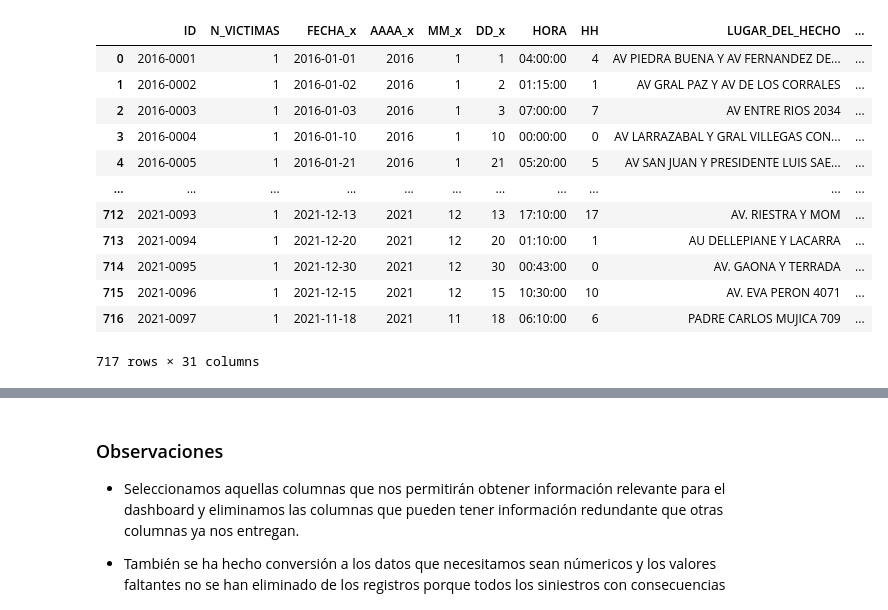
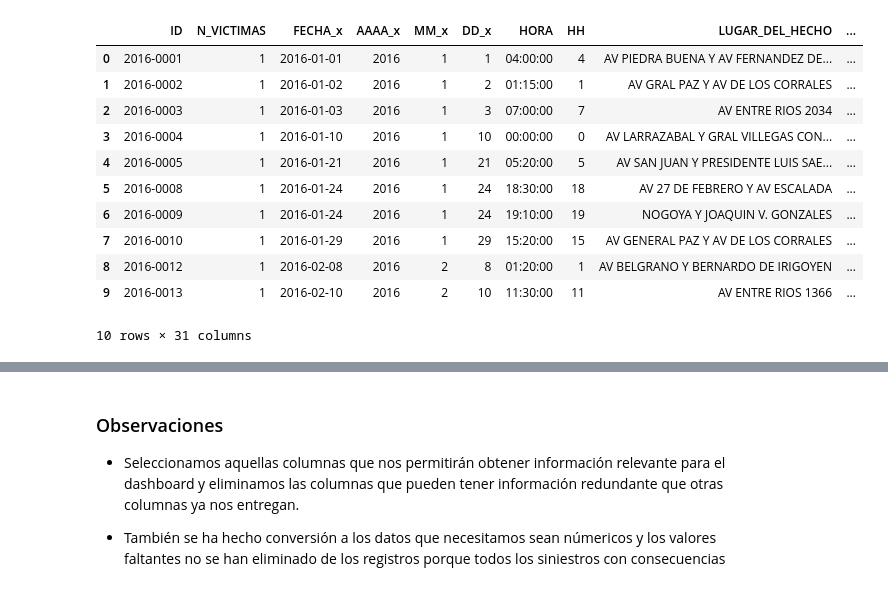
Before and after one commit to diegoavelez/Data-Analytics---Siniestros-Viales, a Jupyter notebook: notebooks/EDA-Homicidios.ipynb, the cells around one changed output, grey strips where cells are left out. Saved outputs shown, nothing was run; the diff lists cells and outputs as text; code cells hidden in the pictures.

```diff
--- a/notebooks/EDA-Homicidios.ipynb
+++ b/notebooks/EDA-Homicidios.ipynb
@@ -5,31 +62,40 @@ import seaborn as sns
+# %%
+# Importación de las librerías
+import pandas as pd
+import matplotlib.pyplot as plt
+import seaborn as sns
+import numpy as np
+from datetime import datetime
+
+# Opciones de visualización
+pd.set_option('display.max_rows', None)
+pd.set_option('display.max_columns', 30)
+pd.set_option('display.precision', 2)
 # %%
-import pandas as pd
-
 # Ruta al archivo Excel
 file_path = '../data/homicidios.xlsx'
 
 # Cargar la hoja de datos de homicidios
 homicidios = pd.read_excel(file_path, sheet_name='HECHOS')
 
 # Cargar la hoja de datos de víctimas
 victimas = pd.read_excel(file_path, sheet_name='VICTIMAS')
 
-# Unir los DataFrames en función del ID del hecho
+# Unir los DataFrames con la clave ID del hecho
 homicidios_con_victimas_df = pd.merge(homicidios, victimas, left_on='ID', right_on='ID_hecho', how='left')
 
-# Mostrar las primeras filas del DataFrame combinado
-homicidios_con_victimas_df
+# Mostrar el resultado del dataframe combinado
+homicidios_con_victimas_df.head(10)
 # %% [output]
 |  | ID | N_VICTIMAS | FECHA_x | AAAA_x | MM_x | DD_x | HORA | HH | LUGAR_DEL_HECHO | ... |
 | 0 | 2016-0001 | 1 | 2016-01-01 | 2016 | 1 | 1 | 04:00:00 | 4 | AV PIEDRA BUENA Y AV FERNANDEZ DE... | ... |
 | 1 | 2016-0002 | 1 | 2016-01-02 | 2016 | 1 | 2 | 01:15:00 | 1 | AV GRAL PAZ Y AV DE LOS CORRALES | ... |
 | 2 | 2016-0003 | 1 | 2016-01-03 | 2016 | 1 | 3 | 07:00:00 | 7 | AV ENTRE RIOS 2034 | ... |
 | 3 | 2016-0004 | 1 | 2016-01-10 | 2016 | 1 | 10 | 00:00:00 | 0 | AV LARRAZABAL Y GRAL VILLEGAS CON... | ... |
 | 4 | 2016-0005 | 1 | 2016-01-21 | 2016 | 1 | 21 | 05:20:00 | 5 | AV SAN JUAN Y PRESIDENTE LUIS SAE... | ... |
-| ... | ... | ... | ... | ... | ... | ... | ... | ... | ... | ... |
-| 712 | 2021-0093 | 1 | 2021-12-13 | 2021 | 12 | 13 | 17:10:00 | 17 | AV. RIESTRA Y MOM | ... |
-| 713 | 2021-0094 | 1 | 2021-12-20 | 2021 | 12 | 20 | 01:10:00 | 1 | AU DELLEPIANE Y LACARRA | ... |
-| 714 | 2021-0095 | 1 | 2021-12-30 | 2021 | 12 | 30 | 00:43:00 | 0 | AV. GAONA Y TERRADA | ... |
-| 715 | 2021-0096 | 1 | 2021-12-15 | 2021 | 12 | 15 | 10:30:00 | 10 | AV. EVA PERON 4071 | ... |
-| 716 | 2021-0097 | 1 | 2021-11-18 | 2021 | 11 | 18 | 06:10:00 | 6 | PADRE CARLOS MUJICA 709 | ... |
+| 5 | 2016-0008 | 1 | 2016-01-24 | 2016 | 1 | 24 | 18:30:00 | 18 | AV 27 DE FEBRERO Y AV ESCALADA | ... |
+| 6 | 2016-0009 | 1 | 2016-01-24 | 2016 | 1 | 24 | 19:10:00 | 19 | NOGOYA Y JOAQUIN V. GONZALES | ... |
+| 7 | 2016-0010 | 1 | 2016-01-29 | 2016 | 1 | 29 | 15:20:00 | 15 | AV GENERAL PAZ Y AV DE LOS CORRALES | ... |
+| 8 | 2016-0012 | 1 | 2016-02-08 | 2016 | 2 | 8 | 01:20:00 | 1 | AV BELGRANO Y BERNARDO DE IRIGOYEN | ... |
+| 9 | 2016-0013 | 1 | 2016-02-10 | 2016 | 2 | 10 | 11:30:00 | 11 | AV ENTRE RIOS 1366 | ... |
-717 rows × 31 columns
+10 rows × 31 columns
```
Also changed, not shown: parts of 51 cells of this notebook, 3 other files.
